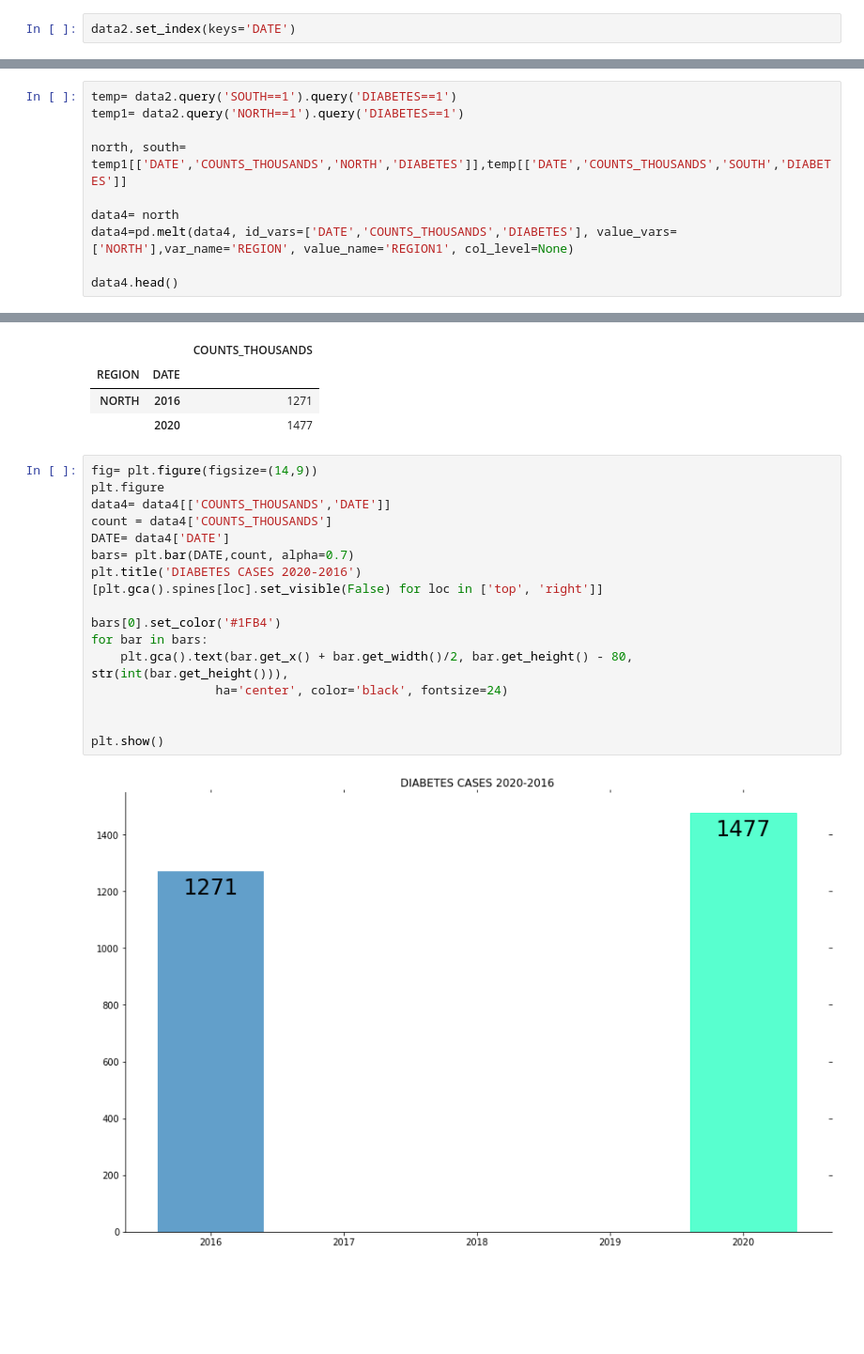
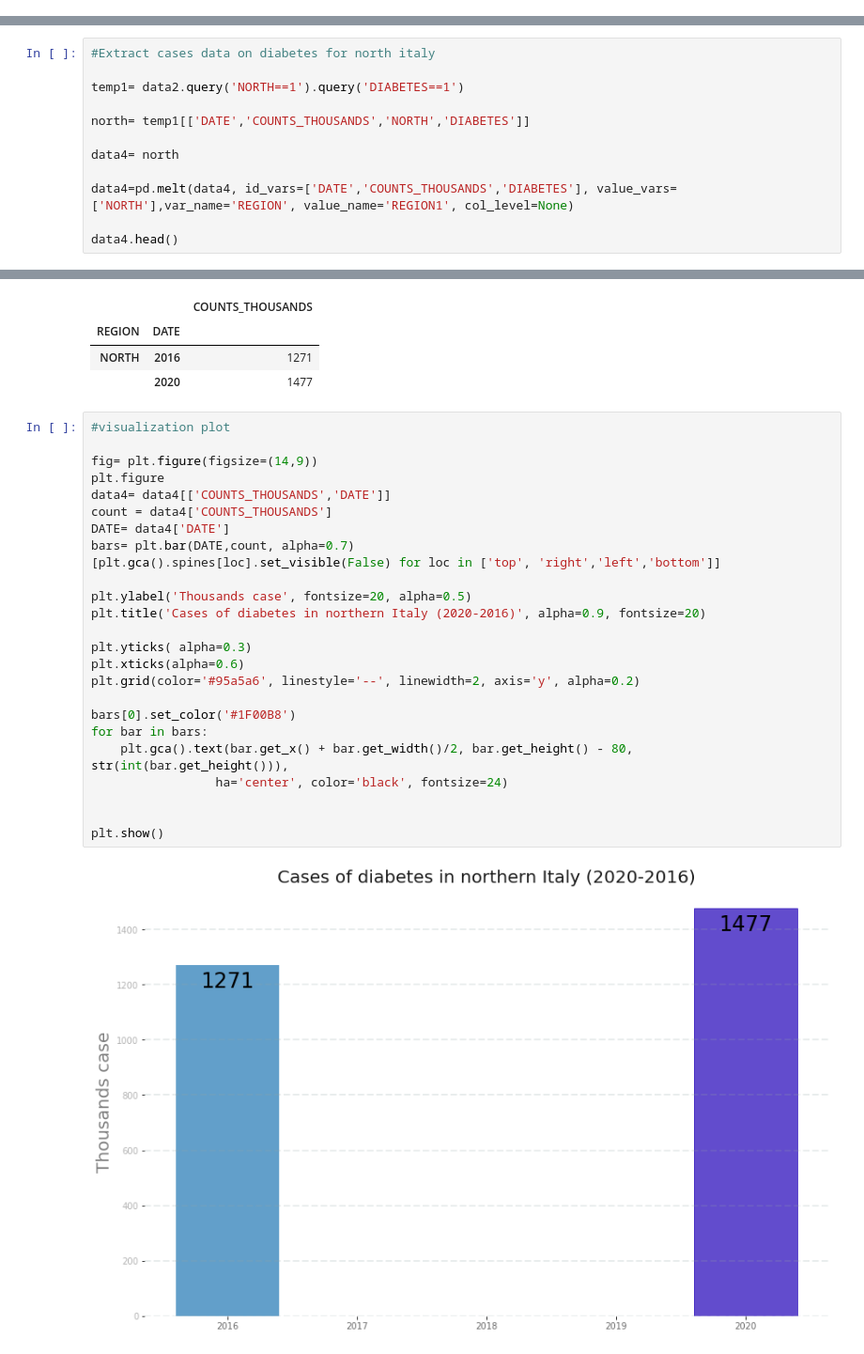
Before and after one commit to yassinzeraoulia97/esercizi, a Jupyter notebook: datacourse/assignment4.ipynb, the cells around one changed output, grey strips where cells are left out. Shown at 94% size. Saved outputs shown, nothing was run; the diff lists cells and outputs as text; blank space fills up the shorter version.

```diff
--- a/datacourse/assignment4.ipynb
+++ b/datacourse/assignment4.ipynb
@@ -68,5 +66,3 @@ data2.rename(columns={'Territorio_Centro': 'CENTER',
 'TIPO_DATO_AVQ_0_CHRONIC_HEART':'HEART_DISEASE',
 'TIME':'DATE',
 'Value': 'COUNTS_THOUSANDS'}, inplace=True)
-# %%
-data2.set_index(keys='DATE')
@@ -88,10 +69,12 @@ data2.set_index(keys='DATE')
 # %%
-temp= data2.query('SOUTH==1').query('DIABETES==1')
+#Extract cases data on diabetes for north italy
+
 temp1= data2.query('NORTH==1').query('DIABETES==1')
 
-north, south= temp1[['DATE','COUNTS_THOUSANDS','NORTH','DIABETES']],temp[['DATE','COUNTS_THOUSANDS','SOUTH','DIABETES']]
+north= temp1[['DATE','COUNTS_THOUSANDS','NORTH','DIABETES']]
 
 data4= north
+
 data4=pd.melt(data4, id_vars=['DATE','COUNTS_THOUSANDS','DIABETES'], value_vars=['NORTH'],var_name='REGION', value_name='REGION1', col_level=None)
 
 data4.head()
@@ -114,21 +97,29 @@ data4.groupby(['REGION','DATE']).agg({'COUNTS_THOUSANDS':'sum'})
 | NORTH | 2016 | 1271 |
 |  | 2020 | 1477 |
 # %%
+#visualization plot
+
 fig= plt.figure(figsize=(14,9))
 plt.figure
 data4= data4[['COUNTS_THOUSANDS','DATE']]
 count = data4['COUNTS_THOUSANDS']
 DATE= data4['DATE']
 bars= plt.bar(DATE,count, alpha=0.7)
-plt.title('DIABETES CASES 2020-2016')
-[plt.gca().spines[loc].set_visible(False) for loc in ['top', 'right']]
+[plt.gca().spines[loc].set_visible(False) for loc in ['top', 'right','left','bottom']]
 
-bars[0].set_color('#1FB4')
+plt.ylabel('Thousands case', fontsize=20, alpha=0.5)
+plt.title('Cases of diabetes in northern Italy (2020-2016)', alpha=0.9, fontsize=20)
+
+plt.yticks( alpha=0.3)
+plt.xticks(alpha=0.6)
+plt.grid(color='#95a5a6', linestyle='--', linewidth=2, axis='y', alpha=0.2)
+
+bars[0].set_color('#1F00B8')
 for bar in bars:
     plt.gca().text(bar.get_x() + bar.get_width()/2, bar.get_height() - 80, str(int(bar.get_height())),
                  ha='center', color='black', fontsize=24)
 
 
 plt.show()
 # %% [output]
-[figure, old version]
+[figure, new version]
```
Also changed, not shown: parts of 6 cells of this notebook.
